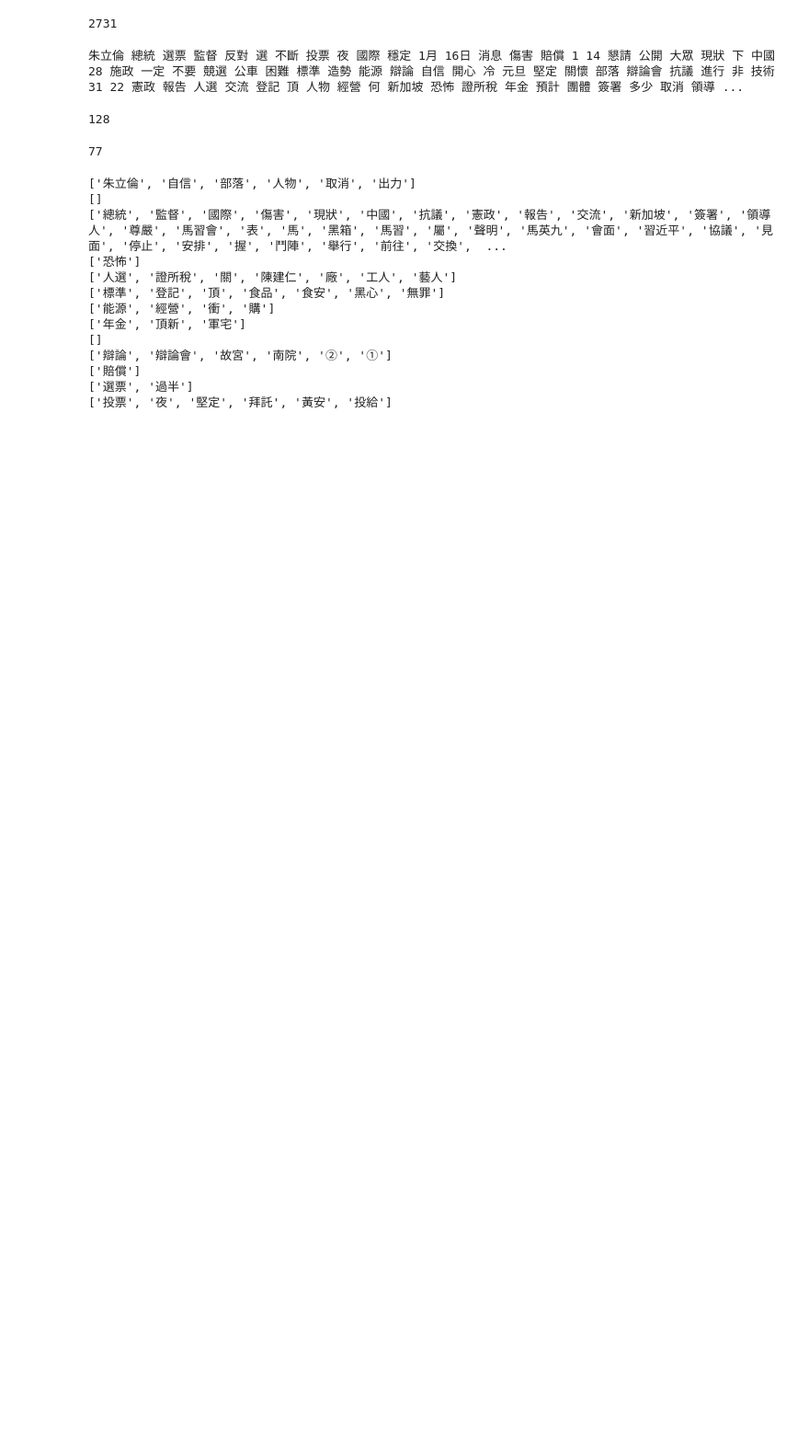
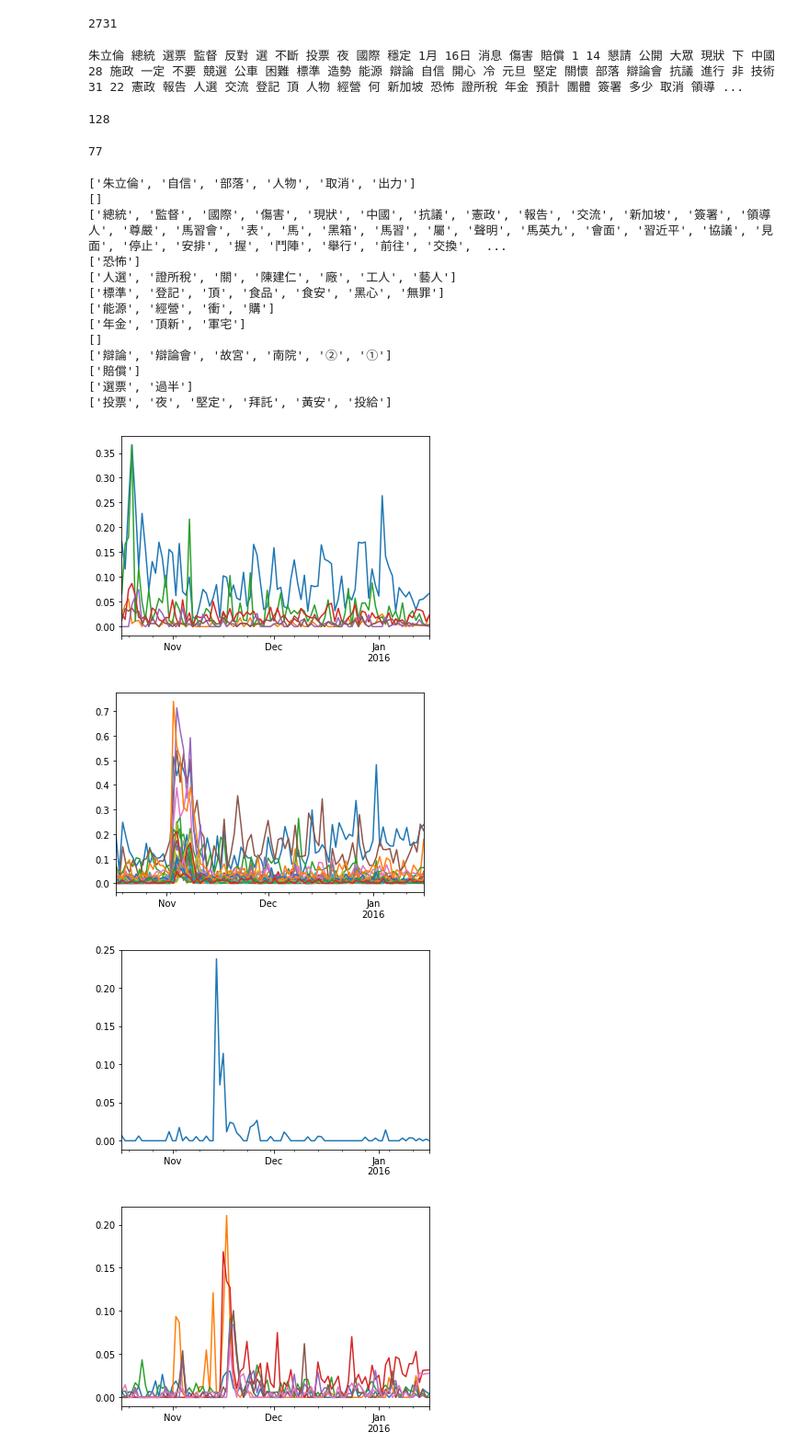
Before and after one commit to yuwen41200/bachelor-thesis, a Jupyter notebook: 4-keyword-extraction/time_series.ipynb, the cells around one changed output. Shown: that part at 92% size. Drawn from its saved outputs; the diff is of its cells as text; code cells hidden in the pictures; blank space fills up the shorter version.

```diff
--- a/4-keyword-extraction/time_series.ipynb
+++ b/4-keyword-extraction/time_series.ipynb
@@ -109,0 +100,12 @@ for k, v in top_terms_with_peak.items():
+# %%
+from matplotlib import pyplot
+for group in groups:
+    for word in group:
+        top_terms_with_peak[word].plot()
+    if len(group) > 0:
+        pyplot.show()
+# %% [output]
+[figure, added]
+[figure, added]
+[figure, added]
+[figure, added]
```
Also changed, not shown: parts of 2 cells of this notebook.
